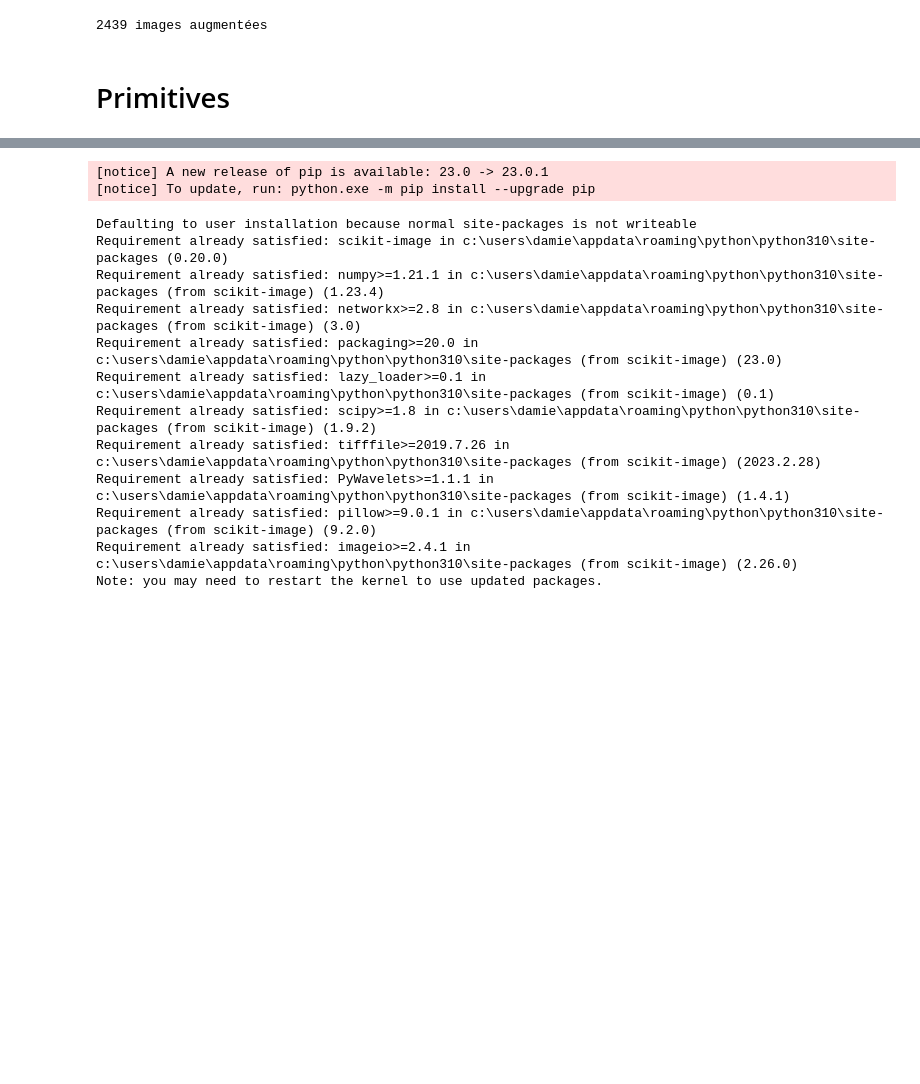
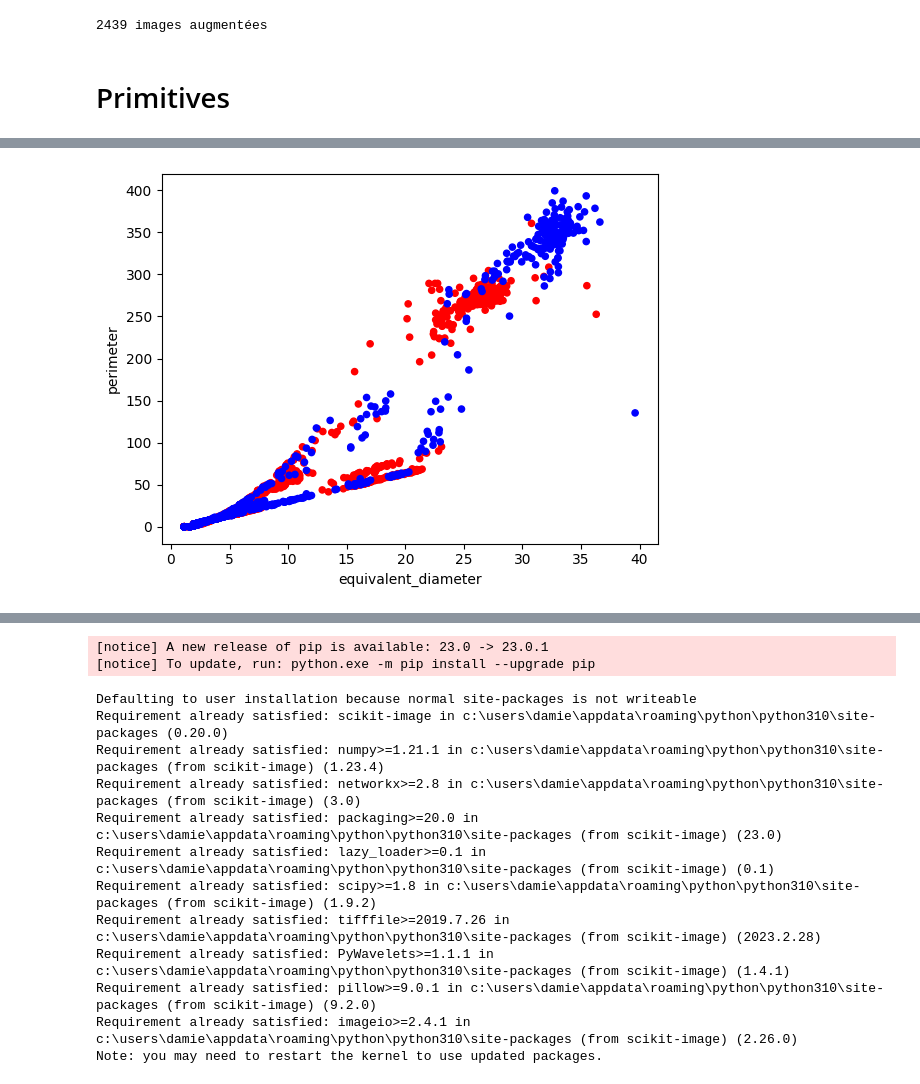
Before and after one commit to damiendesvent/LOG635-H2023-EqA, a Jupyter notebook: Labo_2/src/log-635_labo_2_eqA.ipynb, the cells around one changed output, grey strips where cells are left out. Drawn from its saved outputs; the diff is of its cells as text; code cells hidden in the pictures; blank space fills up the shorter version.

Commit message:
ajout dans le notebook de la section primitive

```diff
--- a/Labo_2/src/log-635_labo_2_eqA.ipynb
+++ b/Labo_2/src/log-635_labo_2_eqA.ipynb
@@ -119,0 +120,87 @@ print('{} images augmentées'.format(indice))
+# %%
+from skimage.io import imread
+from skimage.color import rgb2gray
+from skimage.filters import threshold_otsu
+from skimage.morphology import closing
+from skimage.measure import label, regionprops, regionprops_table
+from matplotlib import pyplot as plt
+import pandas as pd
+import numpy as np
+import os
+from IPython.display import display
+import seaborn as sn
+
+#pip install scikit-image
+#pip install -U scikit-learn scipy matplotlib
+#pip install pandas
+#pip install tqdm
+#pip install ipython
+#pip install seaborn
+#https://mattmaulion.medium.com/leaf-classification-an-image-processing-feature-extraction-approach-to-machine-learning-c0677e07da80
+
+image_path_list = os.listdir("../output/clean/Cercles") #permet de faire la comparaison entre les différents images par type (cercle2,cercle5)
+dataframe = pd.DataFrame()
+colors = {'Cercle2':'red', 'Cercle5':'blue'} #détermine les couleurs pour les graphiques par types
+for k in (image_path_list):
+  image_list = os.listdir("../output/clean/Cercles/"+str(k))
+  print(k) #print le type de l'image en cours
+  for i in  range(len(image_list)):
+    image_path = image_list[i]
+    image = rgb2gray(imread("../output/clean/Cercles/"+k+"/"+image_path)) #applique le grayscale à l'image en cours
+    binary = image < threshold_otsu(image) #applique le treshold à l'image en cours
+    binary = closing(binary)
+    label_img = label(binary) #label appliquer sur l'image
+
+    #crée la table du dataframe avec les différentes primitives (une par colonne)
+    table = pd.DataFrame(regionprops_table(label_img, image,
+                            ['convex_area', 'area', 'eccentricity',
+                            'extent', 'inertia_tensor',
+                            'major_axis_length', 'minor_axis_length',
+                            'perimeter', 'solidity', 'image',
+                            'orientation', 'moments_central',
+                            'moments_hu', 'euler_number',
+                            'equivalent_diameter',
+                            'mean_intensity', 'bbox']))
+    table['perimeter_area_ratio'] = table['perimeter']/table['area']
+    real_images = []
+    std = []
+    mean = []
+    percent25 = []
+    percent75 = []
+    for prop in regionprops(label_img):
+        min_row, min_col, max_row, max_col = prop.bbox
+        img = image[min_row:max_row,min_col:max_col]
+        real_images += [img]
+        mean += [np.mean(img)]
+        std += [np.std(img)]
+        percent25 += [np.percentile(img, 25)]
+        percent75 += [np.percentile(img, 75)]
+    table['real_images'] = real_images
+    table['mean_intensity'] = mean
+    table['std_intensity'] = std
+    table['25th Percentile'] = mean
+    table['75th Percentile'] = std
+    table['iqr'] = table['75th Percentile'] - table['25th Percentile']
+    table['label'] = k
+    dataframe = pd.concat([dataframe, table], axis=0)
+
+dataframe.head()
+
+#sélection des primitives importantes
+X = dataframe[['area','extent', 'eccentricity','perimeter_area_ratio','std_intensity', 'mean_intensity','perimeter', 'solidity', 'convex_area',
+        'iqr', 'euler_number', 'equivalent_diameter', 'orientation','inertia_tensor-0-0','moments_central-0-0','moments_central-0-2',
+        'moments_central-2-0','moments_central-2-2','moments_hu-2','moments_hu-6']]
+
+plt.figure("graph scatter")
+
+#affiche un graphique de type scatter pour les images sur les colonnes choisi en paramètres
+X.plot.scatter(x='equivalent_diameter',y='perimeter',c= dataframe['label'].map(colors))
+
+corr_matrix = X.corr()
+plt.figure("matrice corrélation")
+#création de la matrice de corrélation entre les différentes primitives
+sn.heatmap(corr_matrix, annot=True)
+
+#affichage des figures
+plt.show()
+# %% [output]
@@ -119,0 +210 @@ print('{} images augmentées'.format(indice))
+[figure, added]
```
Also changed, not shown: parts of 6 cells of this notebook.
